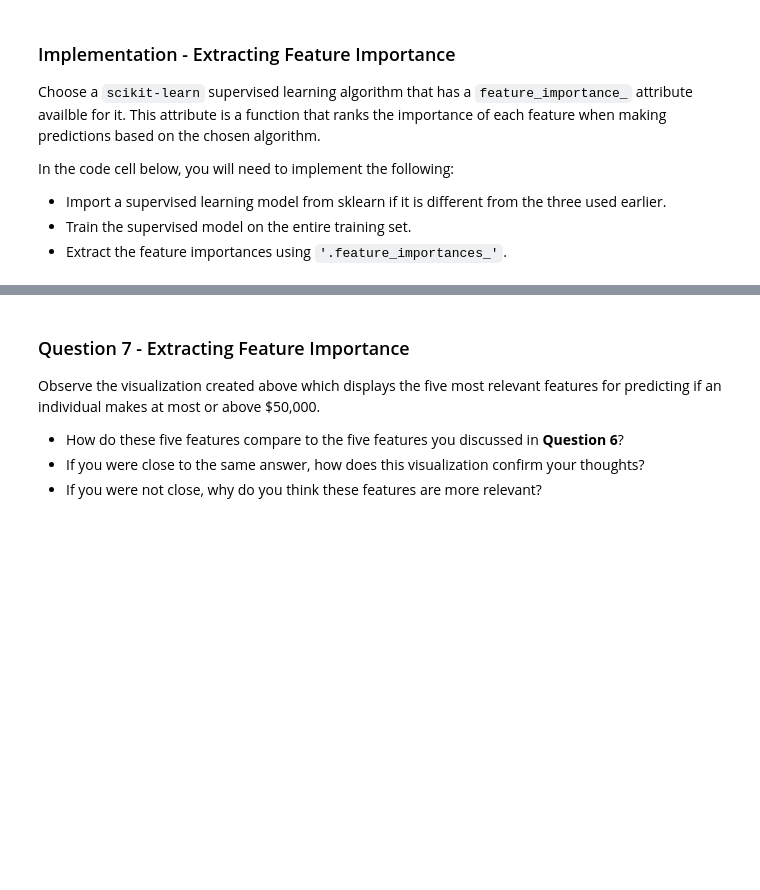
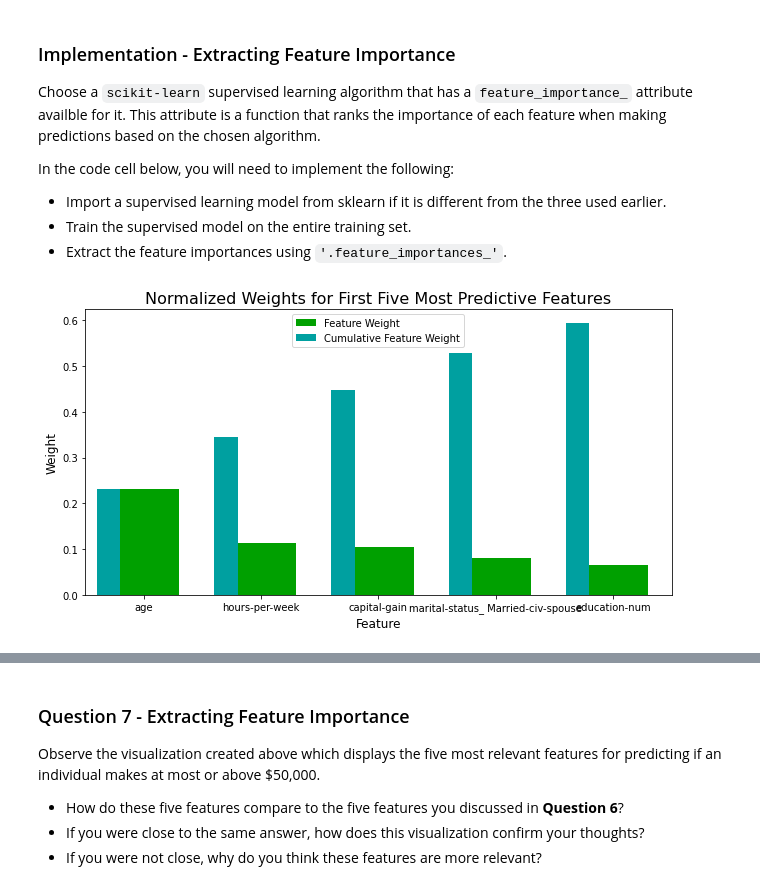
Before and after one commit to EugeneGene/udacity_SL_finding_donors, a Jupyter notebook: notebooks/finding_donors.ipynb, the cells around one changed output, grey strips where cells are left out. Saved outputs shown, nothing was run; the diff lists cells and outputs as text; code cells hidden in the pictures; blank space fills up the shorter version.

```diff
--- a/notebooks/finding_donors.ipynb
+++ b/notebooks/finding_donors.ipynb
@@ -439,33 +413,6 @@ In the code cell, you will need to implement the following:
   - Store those values in `'samples_1'`, `'samples_10'`, and `'samples_100'` respectively.
 
 **Note:** Depending on which algorithms you chose, the following implementation may take some time to run!
-# %%
-# TODO: Import the three supervised learning models from sklearn
-
-# TODO: Initialize the three models
-clf_A = None
-clf_B = None
-clf_C = None
-
-# TODO: Calculate the number of samples for 1%, 10%, and 100% of the training data
-# HINT: samples_100 is the entire training set i.e. len(y_train)
-# HINT: samples_10 is 10% of samples_100 (ensure to set the count of the values to be `int` and not `float`)
-# HINT: samples_1 is 1% of samples_100 (ensure to set the count of the values to be `int` and not `float`)
-samples_100 = None
-samples_10 = None
-samples_1 = None
-
-# Collect results on the learners
-results = {}
-for clf in [clf_A, clf_B, clf_C]:
-    clf_name = clf.__class__.__name__
-    results[clf_name] = {}
-    for i, samples in enumerate([samples_1, samples_10, samples_100]):
-        results[clf_name][i] = \
-        train_predict(clf, samples, X_train, y_train, X_test, y_test)
-
-# Run metrics visualization for the three supervised learning models chosen
-vs.evaluate(results, accuracy, fscore)
 # %%
 # Import the three supervised learning models from sklearn
 from sklearn.linear_model import LogisticRegression
@@ -765,14 +755,17 @@ In the code cell below, you will need to implement the following:
  - Train the supervised model on the entire training set.
  - Extract the feature importances using `'.feature_importances_'`.
 # %%
-# TODO: Import a supervised learning model that has 'feature_importances_'
+# Import the supervised learning model that has 'feature_importances_'
+from sklearn.ensemble import RandomForestClassifier  # Using RandomForestClassifier
 
-
-# TODO: Train the supervised model on the training set using .fit(X_train, y_train)
-model = None
+# Train the supervised model on the training set using .fit(X_train, y_train)
+model = RandomForestClassifier(random_state=42)  # Initialize the model with random_state for consistency
+model.fit(X_train, y_train)  # Train the model on the training data
 
 # TODO: Extract the feature importances using .feature_importances_
-importances = None
+importances = model.feature_importances_
 
 # Plot
 vs.feature_plot(importances, X_train, y_train)
+# %% [output]
+[figure, added]
```
Also changed, not shown: parts of 26 cells of this notebook, 2 other files.
